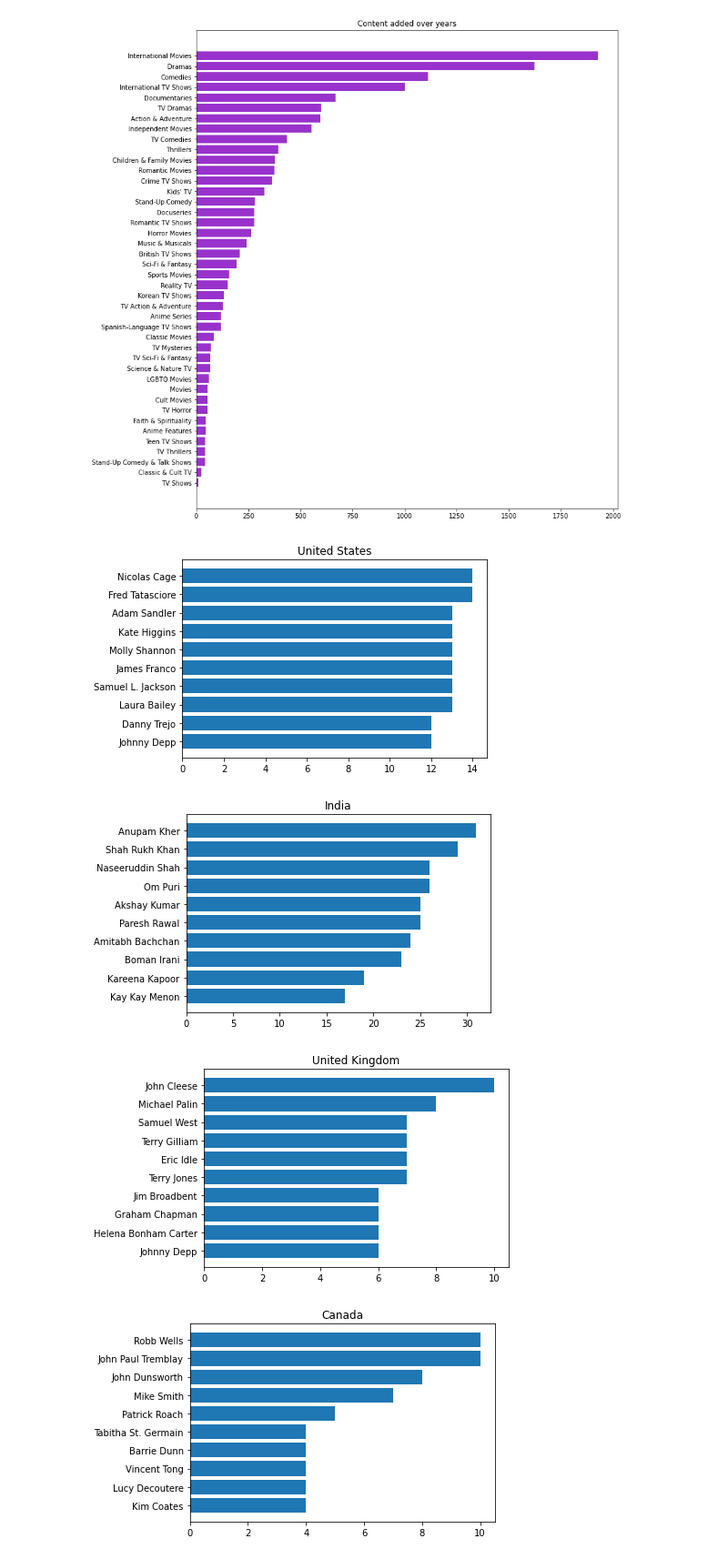
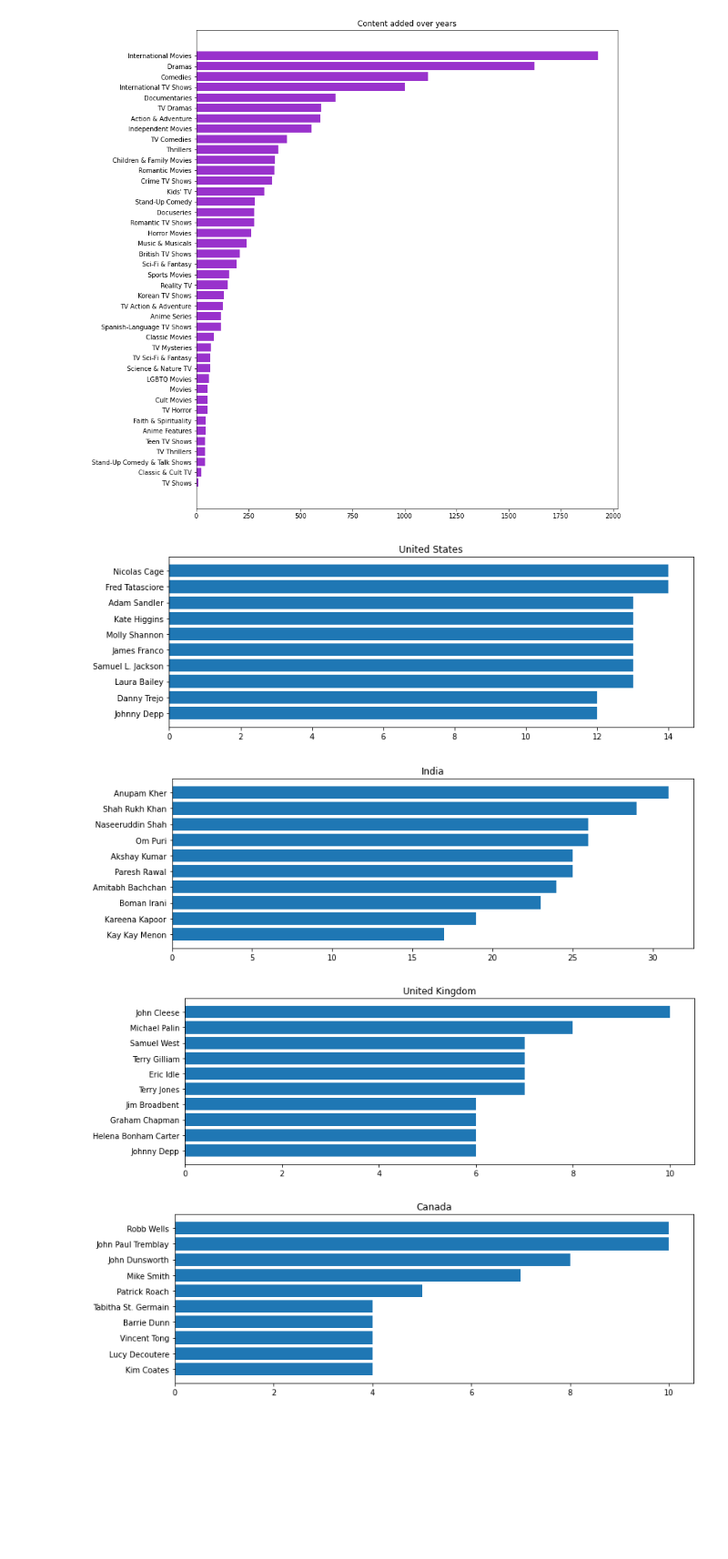
Before and after one commit to Nikhil-L/Data-Visualization, a Jupyter notebook: Netflix Shows and Movies Exploratory Data Analysis.ipynb, the cells around one changed output. Shown at 91% size. Saved outputs shown, nothing was run; the diff lists cells and outputs as text; code cells hidden in the pictures; blank space fills up the shorter version.

Commit message:
Set the size of the plot

```diff
--- a/Netflix Shows and Movies Exploratory Data Analysis.ipynb
+++ b/Netflix Shows and Movies Exploratory Data Analysis.ipynb
@@ -177,32 +177,33 @@ plt.show()
 # %%
 actors = {}
 for i, j in movies_list.iterrows():
     if j['country'] is np.nan or j['cast'] is np.nan:
         continue
     countries = j['country'].split(',')
     for k in countries:
         k = k.strip()
         if k not in actors:
             actors[k] = {}
         cast = j['cast'].split(',')
         for l in cast:
             l = l.strip()
             if l in actors[k]:
                 actors[k][l] += 1
             else:
                 actors[k][l] = 1
 countrieslist = countries_list['country'][0:4].tolist()
 top_actors = {country: actors[country] for country in countrieslist}
 for i in countrieslist:
     df = pd.DataFrame(top_actors[i].items(), columns = ['actors', 'count'])
     df = df.sort_values('count')
     actors = df['actors'].tail(10)
     count = df['count'].tail(10)
     plt.barh(actors, count, align = 'center')
+    plt.gcf().set_size_inches(12, 4, forward=True)
     plt.title(i)
     plt.show()
 # %% [output]
-[figure, old version]
+[figure, new version]
-[figure, old version]
+[figure, new version]
-[figure, old version]
+[figure, new version]
-[figure, old version]
+[figure, new version]
```
